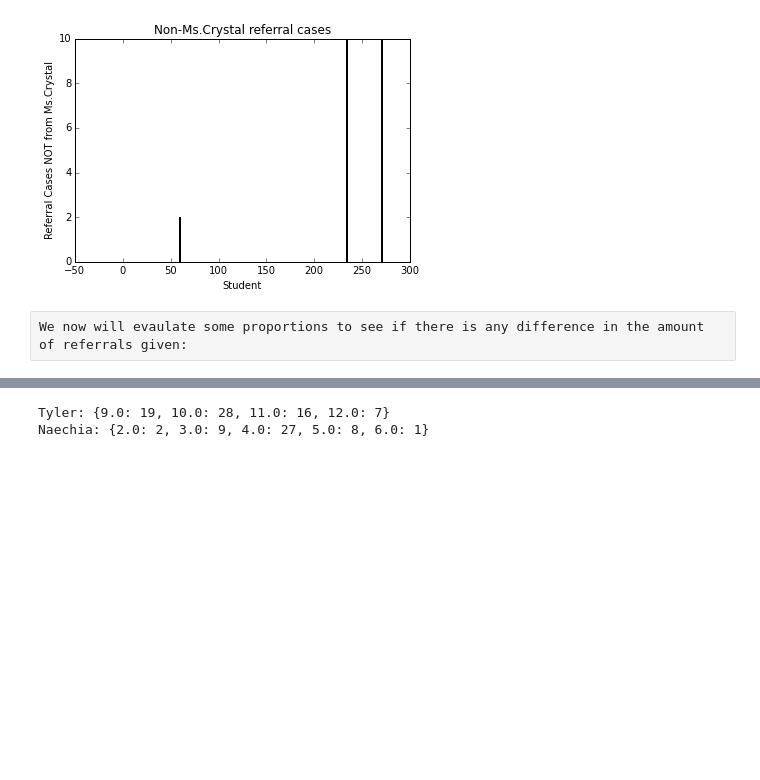
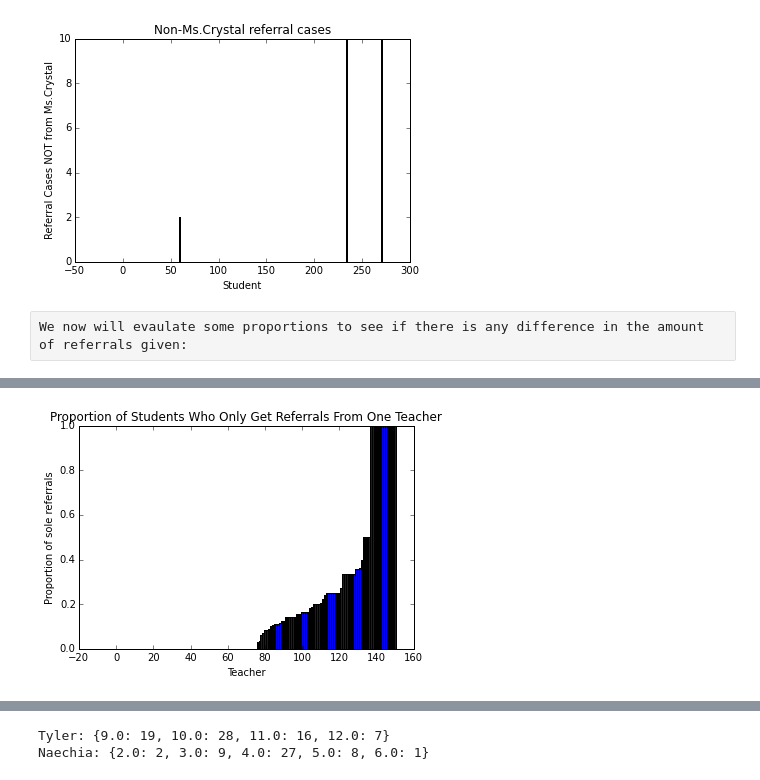
Before and after one commit to LizIzhikevich/0x606AA55, a Jupyter notebook: EducationQuestion2.ipynb, the cells around one changed output, grey strips where cells are left out. Cells and saved outputs as stored; diff of their text form; code cells hidden in the pictures; blank space fills up the shorter version.

```diff
--- a/EducationQuestion2.ipynb
+++ b/EducationQuestion2.ipynb
@@ -155,16 +159,16 @@ highest_offender = -1 #to store the student with most referrals
 
 
 #for loop to see how many times each student has recieved a referral
-student_cases = {} #creating dictionary to store amount of times theyve been cited
+all_student_cases = {} #creating dictionary to store amount of times theyve been cited
 for student in diref_data['StudentID']:
-    if not student in student_cases:
-        student_cases[student] = 1
+    if not student in all_student_cases:
+        all_student_cases[student] = 1
     else:
-        student_cases[student] = student_cases[student]+1
+        all_student_cases[student] = all_student_cases[student]+1
 
-
+print(all_student_cases)
 #plot a representative bar graph
-plt.bar(range(len(student_cases)), sorted(student_cases.values()), align='center')
+plt.bar(range(len(all_student_cases)), sorted(all_student_cases.values()), align='center')
 plt.xlabel('Student')
 plt.ylabel('Referral Cases')
 plt.title("Distribution of Referred Students")
@@ -676,0 +610,84 @@ Ms.Tyler: 0.2
+# %%
+global teacher_cases
+proportion_counter = {} #dictionary to keep all proportions for all teachers
+
+
+#filling in missing Teacher IDs with 0 to keep things uniform
+for i in range (0,175):
+    if i not in teacher_cases:
+        teacher_cases[i] = 0
+
+#for loop to calculate how many students the teacher was the only one who gave them the referral
+for this_teacher in range(0,175):
+    if(teacher_cases[this_teacher] == 0):#means this is a non-existant teacher ID
+        continue;
+    else:
+        #for loop to see how many times each student has recieved a referral from Ms.Crystal
+        student_cases = {} #creating dictionary to store amount of times theyve been cited
+        for (student,teacher) in zip(diref_data['StudentID'],diref_data['ReportingStaffID']):
+            if(teacher == this_teacher):
+                if not student in student_cases:
+                    student_cases[student] = 1
+                else:
+                    student_cases[student] = student_cases[student]+1
+
+        #filling in missing student IDs with 0 to keep things uniform
+        for i in range (0,highest_student_ID):
+            if i not in student_cases:
+                student_cases[i] = 0
+
+        #creating dictionary to store amount of times theyve been cited by others
+        referral_cases = {}
+        for (all_students,teacher) in zip(diref_data['StudentID'],diref_data['ReportingStaffID']):
+            if(all_students in student_cases): #checking if that student is in this teacher's student cases
+                if(teacher != this_teacher):#counting only teachers other than this teacher
+                    if not all_students in referral_cases:
+                        referral_cases[all_students] = 1
+                    else:
+                        referral_cases[all_students] = referral_cases[all_students]+1
+
+
+        #filling in missing student IDs with 0 to keep things uniform
+        for i in range (0,highest_student_ID+1):
+            if i not in referral_cases:
+                referral_cases[i] = 0
+
+        #keeping track of the proportions
+        percentage_keeper={}
+        for student,referral in zip(student_cases,referral_cases):
+            if(student_cases[student] != 0): #if student was given
+                percentage_keeper[student] =(student_cases[student]/
+                                         (student_cases[student]+ referral_cases[referral]))*100
+
+        frequency = Counter()
+        for percentage in percentage_keeper:
+            frequency[percentage_keeper[percentage]]+=1
+
+
+        #assign amount of 100% frequencies to that teacher
+        proportion_counter[this_teacher] = frequency[100.0]
+
+final_proportions = {}
+#now find all the proportions
+for teacher in teacher_cases:
+    if(teacher_cases[teacher] == 0):#means this is a non-existant teacher ID
+        continue;
+    elif(proportion_counter[teacher] == 0):
+        final_proportions[teacher] = 0
+    else: # store the amount of 100% frequencies/total referrals
+        final_proportions[teacher] = proportion_counter[teacher]/teacher_cases[teacher]
+
+#lets visually represent this data
+
+#plot a representative bar graph
+plt.bar(range(len(final_proportions)), sorted(final_proportions.values()), align='center')
+plt.xlabel('Teacher')
+plt.ylabel('Proportion of sole referrals')
+plt.title("Proportion of Students Who Only Get Referrals From One Teacher")
+
+#The bar graph
+plt.show()
+
+print("The variance for the proportions is:",statistics.variance(final_proportions.values()))
+# %% [output]
+[figure, added]
```
Also changed, not shown: parts of 29 cells of this notebook.
